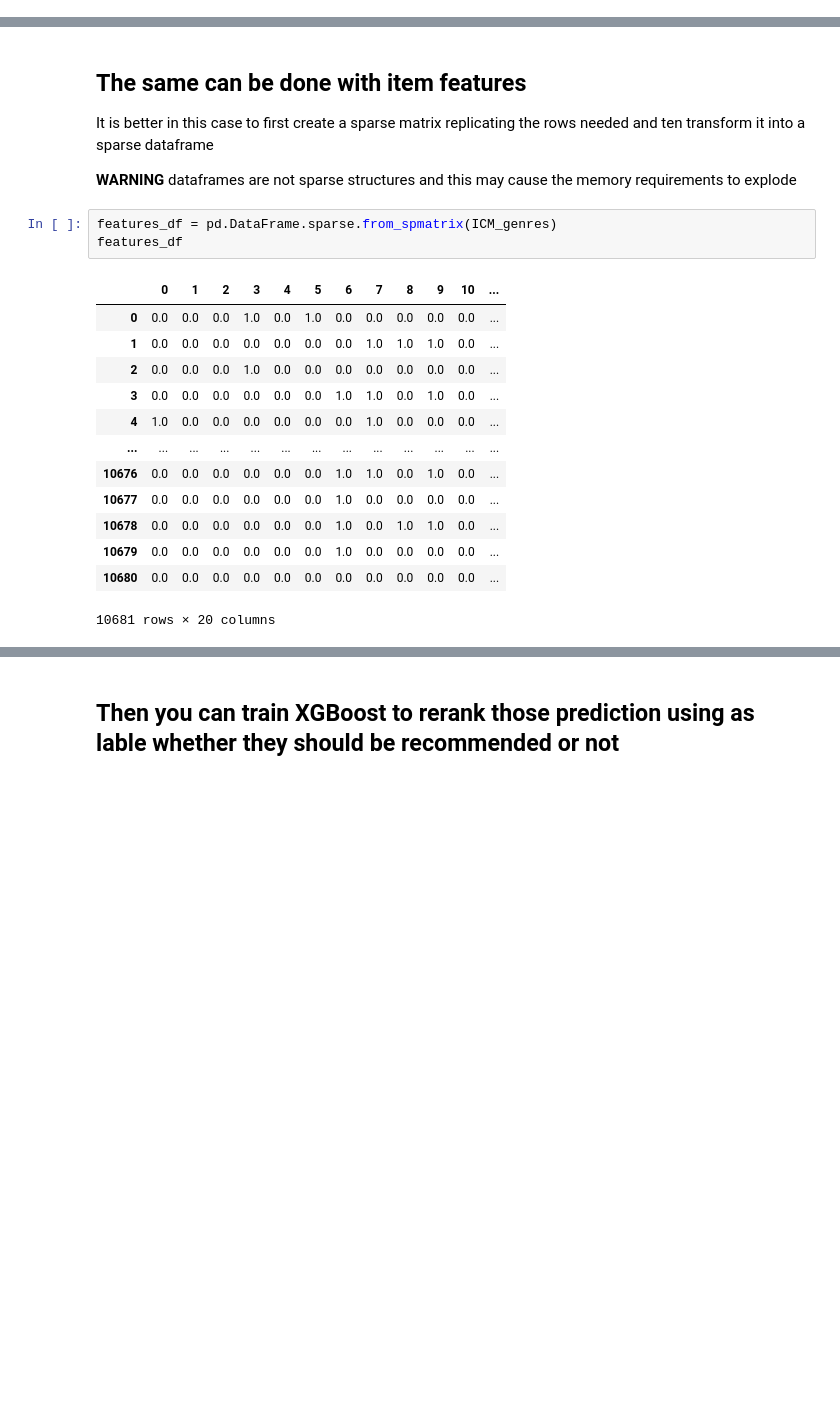
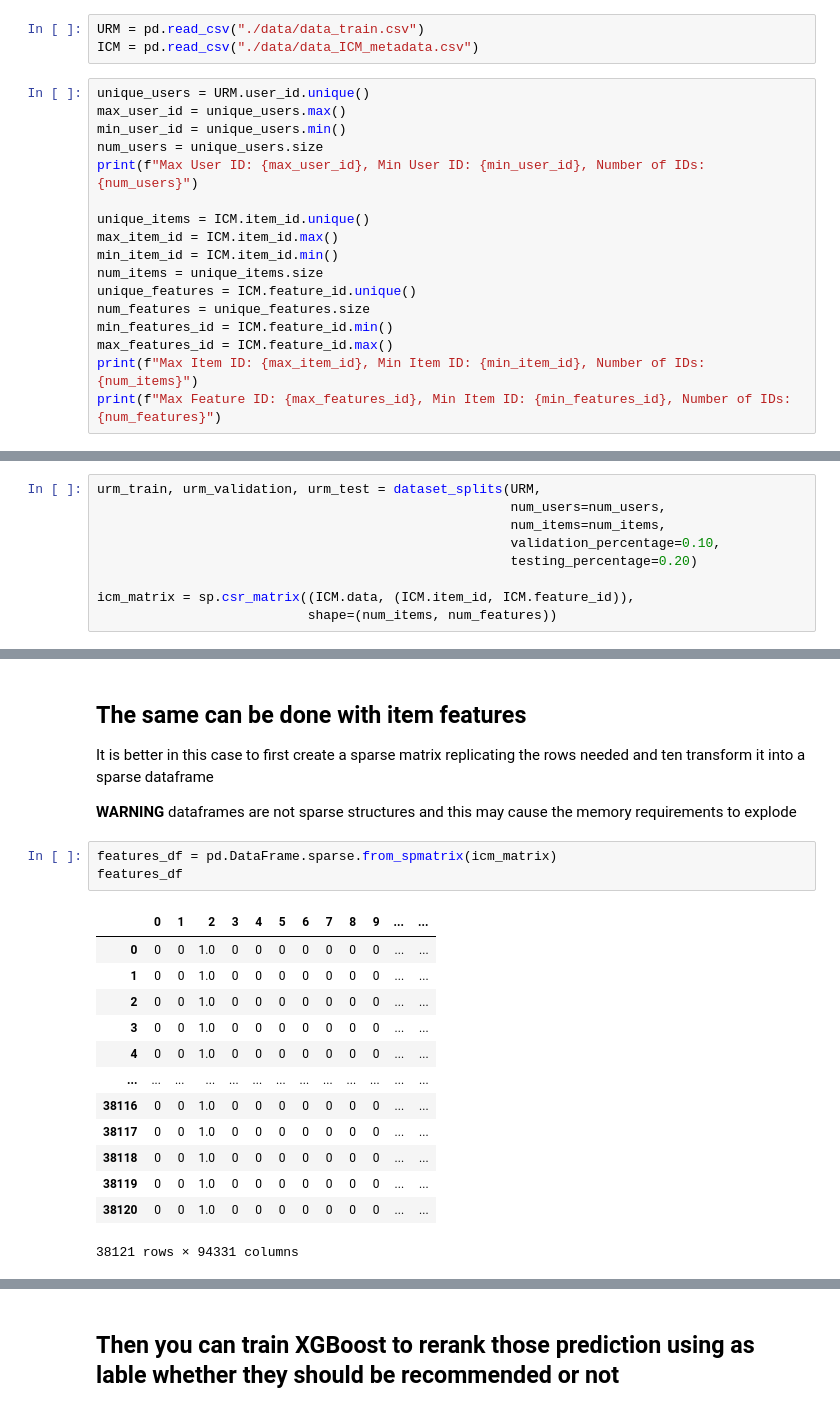
Before and after one commit to tomaz-suller/recsys, a Jupyter notebook: notebooks/Practice extra 8 - XGBoost basics.ipynb, the cells around one changed output, grey strips where cells are left out. Cells and saved outputs as stored; diff of their text form; blank space fills up the shorter version.

```diff
--- a/notebooks/Practice extra 8 - XGBoost basics.ipynb
+++ b/notebooks/Practice extra 8 - XGBoost basics.ipynb
@@ -314,0 +328,20 @@ plot_importance(model, importance_type="weight", title="Weight (Frequence)")
+# %%
+URM = pd.read_csv("./data/data_train.csv")
+ICM = pd.read_csv("./data/data_ICM_metadata.csv")
+# %%
+unique_users = URM.user_id.unique()
+max_user_id = unique_users.max()
+min_user_id = unique_users.min()
+num_users = unique_users.size
+print(f"Max User ID: {max_user_id}, Min User ID: {min_user_id}, Number of IDs: {num_users}")
+
+unique_items = ICM.item_id.unique()
+max_item_id = ICM.item_id.max()
+min_item_id = ICM.item_id.min()
+num_items = unique_items.size
+unique_features = ICM.feature_id.unique()
+num_features = unique_features.size
+min_features_id = ICM.feature_id.min()
+max_features_id = ICM.feature_id.max()
+print(f"Max Item ID: {max_item_id}, Min Item ID: {min_item_id}, Number of IDs: {num_items}")
+print(f"Max Feature ID: {max_features_id}, Min Item ID: {min_features_id}, Number of IDs: {num_features}")
@@ -315 +386,10 @@ plot_importance(model, importance_type="weight", title="Weight (Frequence)")
+# %%
+urm_train, urm_validation, urm_test = dataset_splits(URM,
+                                                     num_users=num_users,
+                                                     num_items=num_items,
+                                                     validation_percentage=0.10,
+                                                     testing_percentage=0.20)
+
+icm_matrix = sp.csr_matrix((ICM.data, (ICM.item_id, ICM.feature_id)),
+                           shape=(num_items, num_features))
 # %%
@@ -626,19 +715,19 @@ It is better in this case to first create a sparse matrix replicating the rows n
 
 **WARNING** dataframes are not sparse structures and this may cause the memory requirements to explode
 # %%
-features_df = pd.DataFrame.sparse.from_spmatrix(ICM_genres)
+features_df = pd.DataFrame.sparse.from_spmatrix(icm_matrix)
 features_df
 # %% [output]
-|  | 0 | 1 | 2 | 3 | 4 | 5 | 6 | 7 | 8 | 9 | 10 | ... |
-| 0 | 0.0 | 0.0 | 0.0 | 1.0 | 0.0 | 1.0 | 0.0 | 0.0 | 0.0 | 0.0 | 0.0 | ... |
-| 1 | 0.0 | 0.0 | 0.0 | 0.0 | 0.0 | 0.0 | 0.0 | 1.0 | 1.0 | 1.0 | 0.0 | ... |
-| 2 | 0.0 | 0.0 | 0.0 | 1.0 | 0.0 | 0.0 | 0.0 | 0.0 | 0.0 | 0.0 | 0.0 | ... |
-| 3 | 0.0 | 0.0 | 0.0 | 0.0 | 0.0 | 0.0 | 1.0 | 1.0 | 0.0 | 1.0 | 0.0 | ... |
-| 4 | 1.0 | 0.0 | 0.0 | 0.0 | 0.0 | 0.0 | 0.0 | 1.0 | 0.0 | 0.0 | 0.0 | ... |
+|  | 0 | 1 | 2 | 3 | 4 | 5 | 6 | 7 | 8 | 9 | ... | ... |
+| 0 | 0 | 0 | 1.0 | 0 | 0 | 0 | 0 | 0 | 0 | 0 | ... | ... |
+| 1 | 0 | 0 | 1.0 | 0 | 0 | 0 | 0 | 0 | 0 | 0 | ... | ... |
+| 2 | 0 | 0 | 1.0 | 0 | 0 | 0 | 0 | 0 | 0 | 0 | ... | ... |
+| 3 | 0 | 0 | 1.0 | 0 | 0 | 0 | 0 | 0 | 0 | 0 | ... | ... |
+| 4 | 0 | 0 | 1.0 | 0 | 0 | 0 | 0 | 0 | 0 | 0 | ... | ... |
 | ... | ... | ... | ... | ... | ... | ... | ... | ... | ... | ... | ... | ... |
-| 10676 | 0.0 | 0.0 | 0.0 | 0.0 | 0.0 | 0.0 | 1.0 | 1.0 | 0.0 | 1.0 | 0.0 | ... |
-| 10677 | 0.0 | 0.0 | 0.0 | 0.0 | 0.0 | 0.0 | 1.0 | 0.0 | 0.0 | 0.0 | 0.0 | ... |
-| 10678 | 0.0 | 0.0 | 0.0 | 0.0 | 0.0 | 0.0 | 1.0 | 0.0 | 1.0 | 1.0 | 0.0 | ... |
-| 10679 | 0.0 | 0.0 | 0.0 | 0.0 | 0.0 | 0.0 | 1.0 | 0.0 | 0.0 | 0.0 | 0.0 | ... |
-| 10680 | 0.0 | 0.0 | 0.0 | 0.0 | 0.0 | 0.0 | 0.0 | 0.0 | 0.0 | 0.0 | 0.0 | ... |
+| 38116 | 0 | 0 | 1.0 | 0 | 0 | 0 | 0 | 0 | 0 | 0 | ... | ... |
+| 38117 | 0 | 0 | 1.0 | 0 | 0 | 0 | 0 | 0 | 0 | 0 | ... | ... |
+| 38118 | 0 | 0 | 1.0 | 0 | 0 | 0 | 0 | 0 | 0 | 0 | ... | ... |
+| 38119 | 0 | 0 | 1.0 | 0 | 0 | 0 | 0 | 0 | 0 | 0 | ... | ... |
+| 38120 | 0 | 0 | 1.0 | 0 | 0 | 0 | 0 | 0 | 0 | 0 | ... | ... |
-10681 rows × 20 columns
+38121 rows × 94331 columns
```
Also changed, not shown: parts of 35 cells of this notebook, 12 other files.
